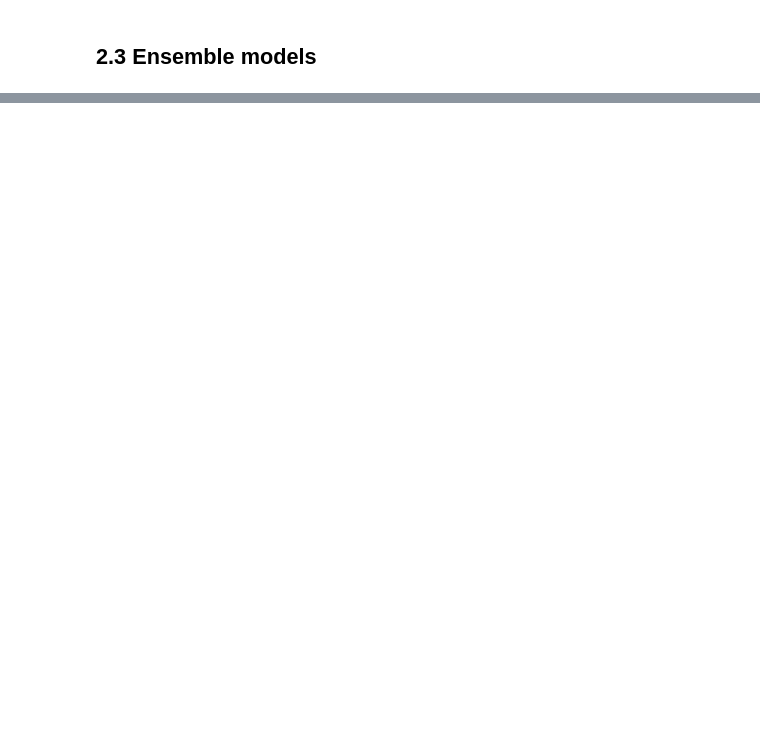
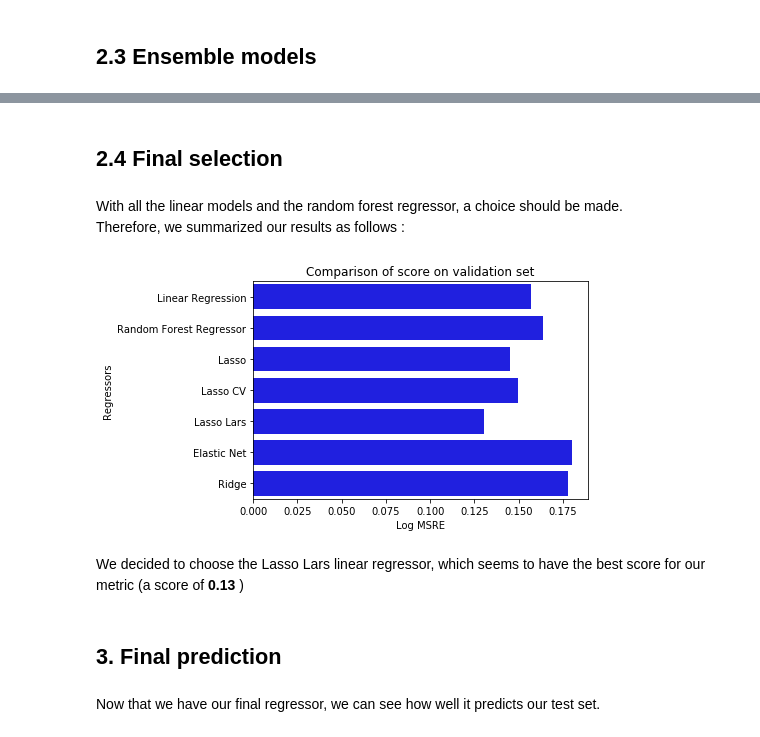
Before and after one commit to Makubu/AML, a Jupyter notebook: Chall2_Houses_Prediction/group_20_presentation.ipynb, the cells around one changed output, grey strips where cells are left out. Saved outputs shown, nothing was run; the diff lists cells and outputs as text; code cells hidden in the pictures; blank space fills up the shorter version.

```diff
--- a/Chall2_Houses_Prediction/group_20_presentation.ipynb
+++ b/Chall2_Houses_Prediction/group_20_presentation.ipynb
@@ -244,0 +266,16 @@ Idées pour la suite :
+# %% [markdown]
+## 2.4 Final selection
+# %% [markdown]
+With all the linear models and the random forest regressor, a choice should be made.
+<br>
+Therefore, we summarized our results as follows :
+# %%
+plot_scores_all(  liste_scores_log_msre, liste_name, 'Log MSRE')
+# %% [output]
+[figure, added]
+# %% [markdown]
+We decided to choose the Lasso Lars linear regressor, which seems to have the best score for our metric (a score of <b> 0.13</b> )
+# %% [markdown]
+## 3. Final prediction
+# %% [markdown]
+Now that we have our final regressor, we can see how well it predicts our test set.
```
Also changed, not shown: parts of 22 cells of this notebook, 3 other files.
